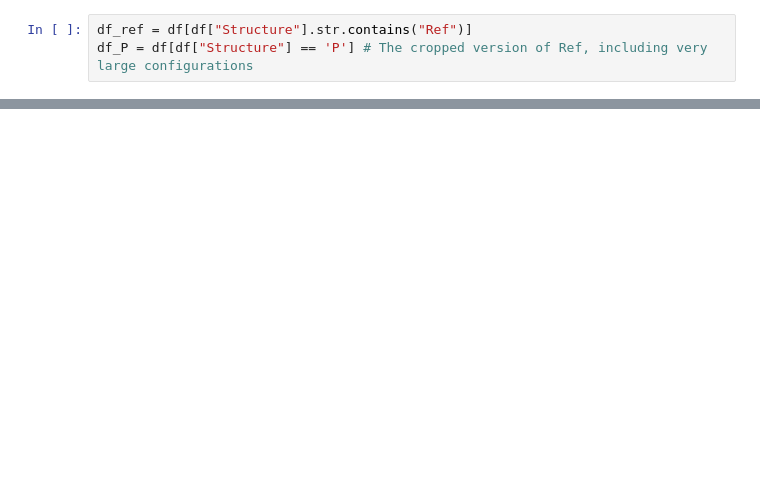
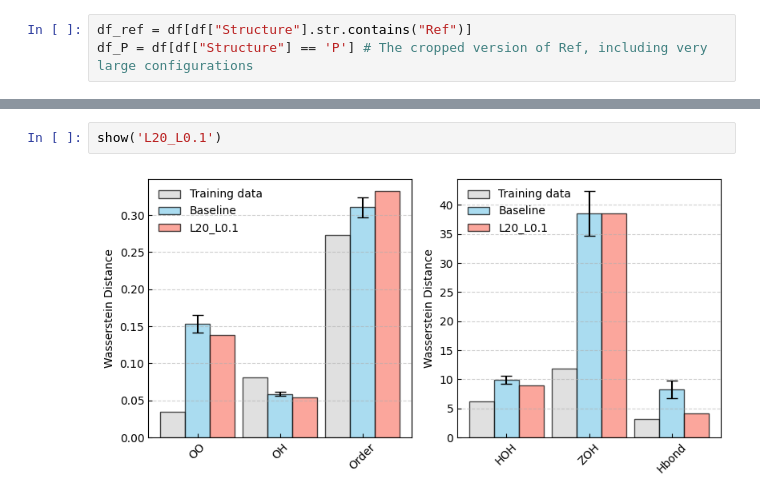
Before and after one commit to huangchieh/StructureMetrics, a Jupyter notebook: 03_plots.ipynb, the cells around one changed output, grey strips where cells are left out. Saved outputs shown, nothing was run; the diff lists cells and outputs as text; blank space fills up the shorter version.

```diff
--- a/03_plots.ipynb
+++ b/03_plots.ipynb
@@ -159,0 +164,4 @@ show('L12_L8')
+# %%
+show('L20_L0.1')
+# %% [output]
+[figure, added]
```
Also changed, not shown: parts of 20 cells of this notebook, 45 other files.
